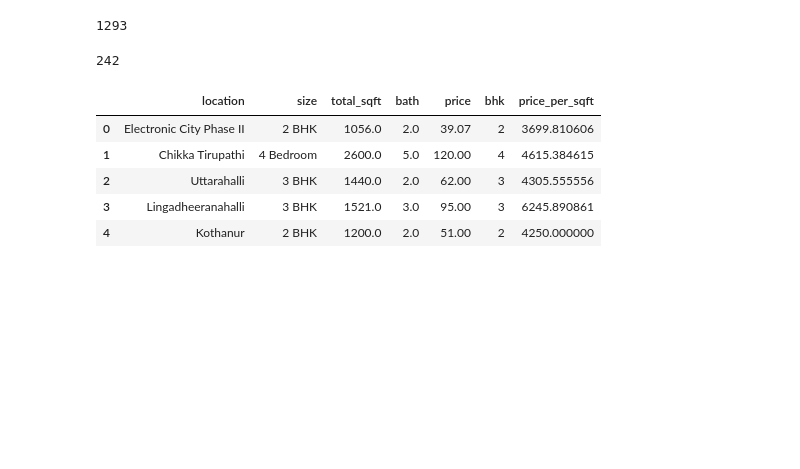
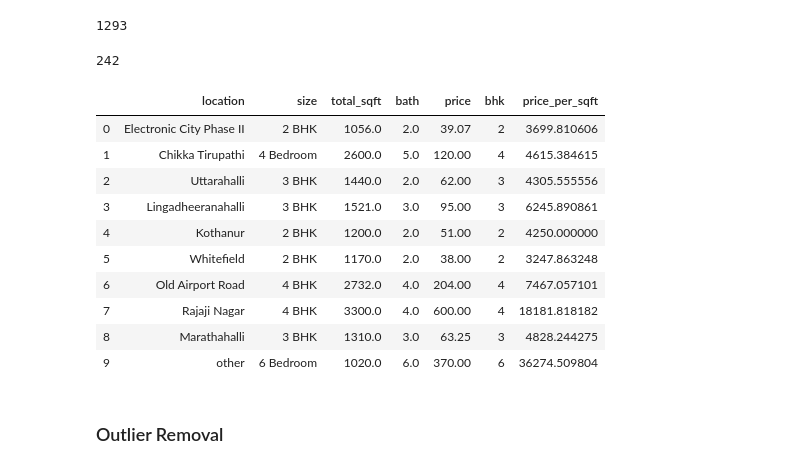
Before and after one commit to mukundsadani07/House-Price-Prediction, a Jupyter notebook: House Price Prediction.ipynb, the cells around one changed output. Drawn from its saved outputs; the diff is of its cells as text; code cells hidden in the pictures; blank space fills up the shorter version.

```diff
--- a/House Price Prediction.ipynb
+++ b/House Price Prediction.ipynb
@@ -234,11 +234,18 @@ len(df5.location.unique())
 # %% [output]
 242
 # %%
-df5.head()
+df5.head(10)
 # %% [output]
 |  | location | size | total_sqft | bath | price | bhk | price_per_sqft |
 | 0 | Electronic City Phase II | 2 BHK | 1056.0 | 2.0 | 39.07 | 2 | 3699.810606 |
 | 1 | Chikka Tirupathi | 4 Bedroom | 2600.0 | 5.0 | 120.00 | 4 | 4615.384615 |
 | 2 | Uttarahalli | 3 BHK | 1440.0 | 2.0 | 62.00 | 3 | 4305.555556 |
 | 3 | Lingadheeranahalli | 3 BHK | 1521.0 | 3.0 | 95.00 | 3 | 6245.890861 |
 | 4 | Kothanur | 2 BHK | 1200.0 | 2.0 | 51.00 | 2 | 4250.000000 |
+| 5 | Whitefield | 2 BHK | 1170.0 | 2.0 | 38.00 | 2 | 3247.863248 |
+| 6 | Old Airport Road | 4 BHK | 2732.0 | 4.0 | 204.00 | 4 | 7467.057101 |
+| 7 | Rajaji Nagar | 4 BHK | 3300.0 | 4.0 | 600.00 | 4 | 18181.818182 |
+| 8 | Marathahalli | 3 BHK | 1310.0 | 3.0 | 63.25 | 3 | 4828.244275 |
+| 9 | other | 6 Bedroom | 1020.0 | 6.0 | 370.00 | 6 | 36274.509804 |
+# %% [markdown]
+### Outlier Removal
```
Also changed, not shown: parts of 32 cells of this notebook.
